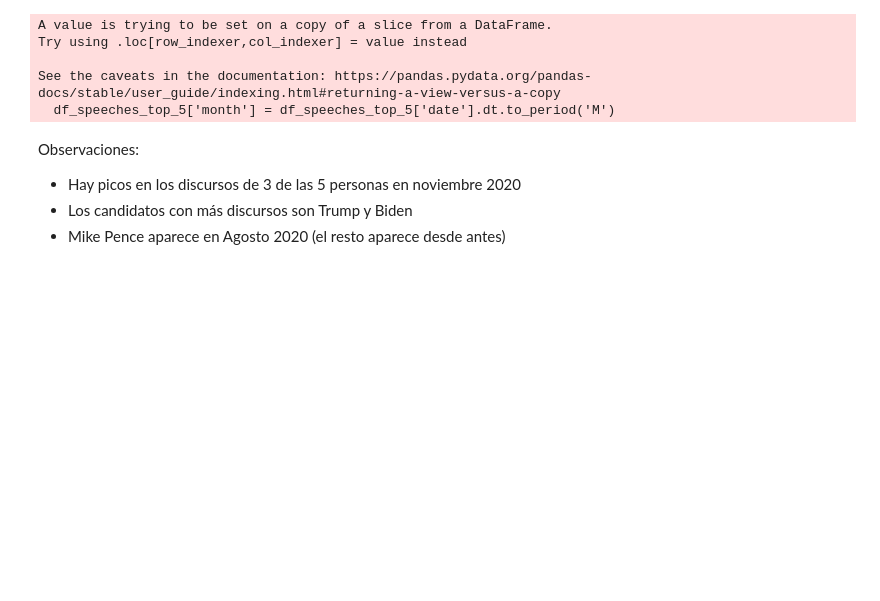
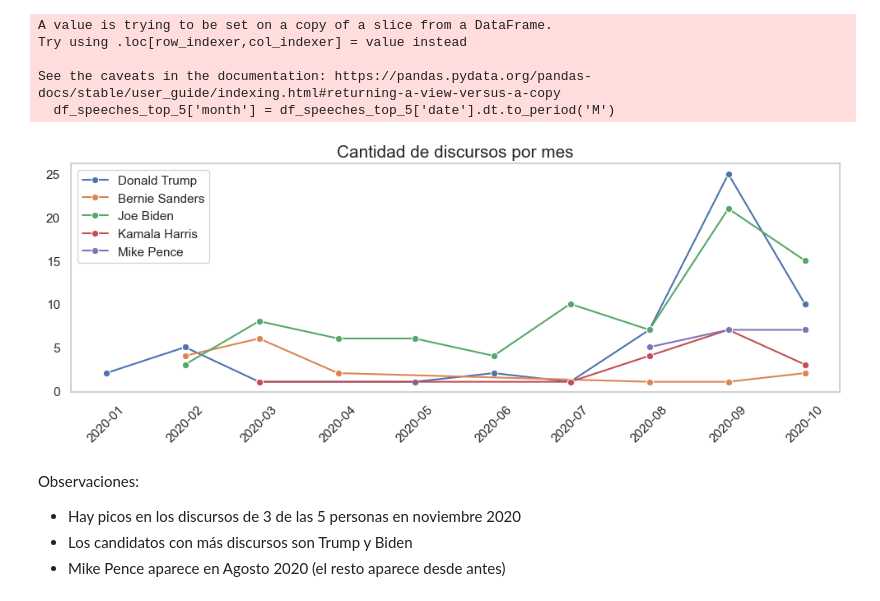
Before and after one commit to SantiQuinteros/Curso-Ciencia-Datos-FING, a Jupyter notebook: Script/Tarea 1.ipynb, the cells around one changed output. Saved outputs shown, nothing was run; the diff lists cells and outputs as text; code cells hidden in the pictures; blank space fills up the shorter version.

```diff
--- a/Script/Tarea 1.ipynb
+++ b/Script/Tarea 1.ipynb
@@ -214,15 +246,19 @@ Try using .loc[row_indexer,col_indexer] = value instead
 See the caveats in the documentation: https://pandas.pydata.org/pandas-docs/stable/user_guide/indexing.html#returning-a-view-versus-a-copy
   df_speeches_top_5['month'] = df_speeches_top_5['date'].dt.to_period('M')
 # %%
-plt.figure(figsize=(12,6))
+plt.figure(figsize=(10,4))
 sns.lineplot(data=df_mes, x='month', y='count', hue='speaker', marker='o')
 
-plt.title('Cantidad de discursos por mes')
-plt.xlabel('Mes')
-plt.ylabel('Cantidad de discursos')
+plt.title('Cantidad de discursos por mes', fontsize = 15)
+plt.xlabel('')
+plt.ylabel('')
+plt.legend(title = '')
 plt.xticks(rotation=45)
+plt.grid(False)
 plt.tight_layout()
 plt.show()
+# %% [output]
+[figure, added]
 # %% [markdown]
 Observaciones:
 
```
Also changed, not shown: parts of 6 cells of this notebook.
